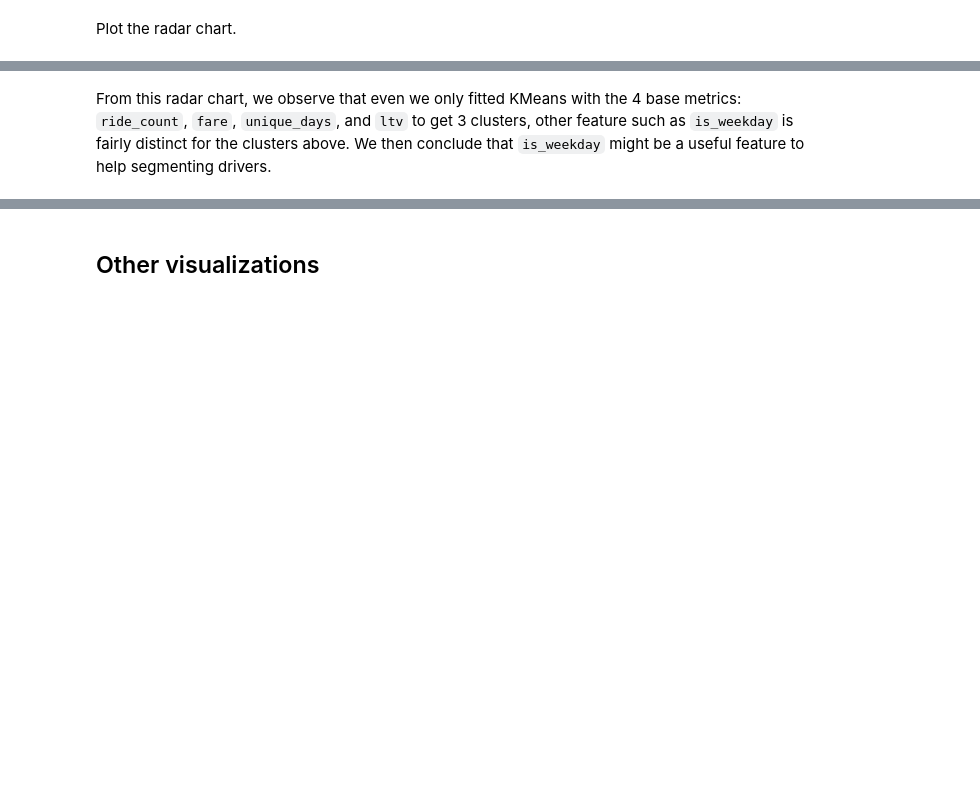
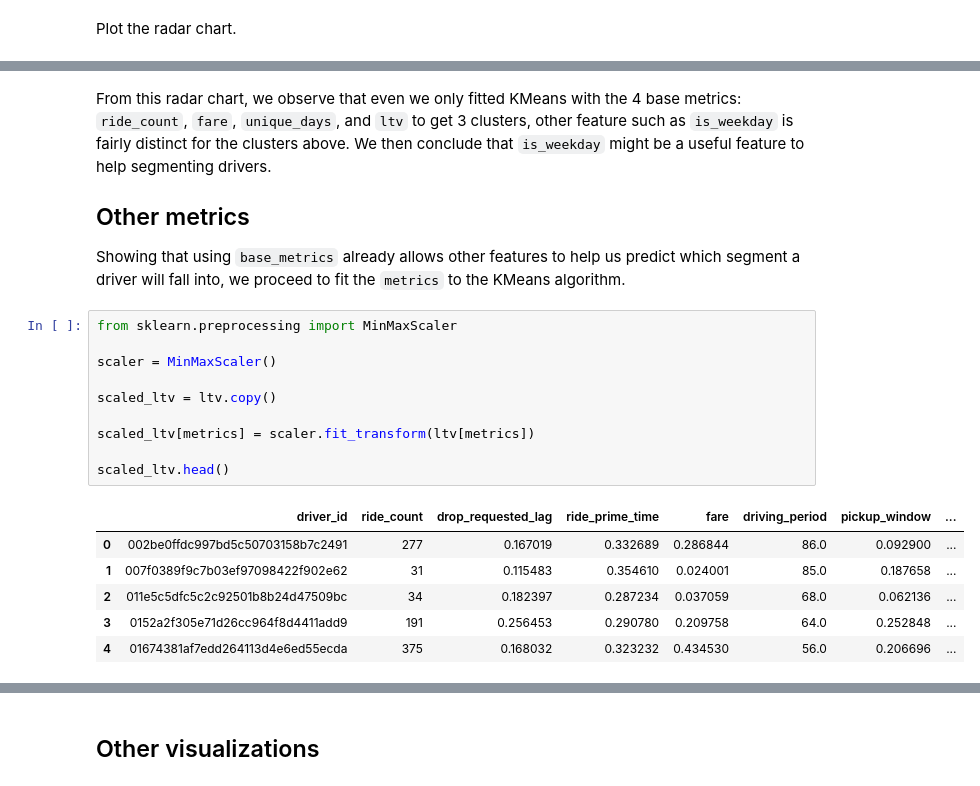
Before and after one commit to wjensheng/lyft, a Jupyter notebook: lyft_nb.ipynb, the cells around one changed output, grey strips where cells are left out. Saved outputs shown, nothing was run; the diff lists cells and outputs as text; blank space fills up the shorter version.

```diff
--- a/lyft_nb.ipynb
+++ b/lyft_nb.ipynb
@@ -793,3 +800,23 @@ fig.show()
 [interactive output not drawn]
 # %% [markdown]
 From this radar chart, we observe that even we only fitted KMeans with the 4 base metrics: `ride_count`, `fare`, `unique_days`, and `ltv` to get 3 clusters, other feature such as `is_weekday` is fairly distinct for the clusters above. We then conclude that `is_weekday` might be a useful feature to help segmenting drivers.
+
+## Other metrics
+Showing that using `base_metrics` already allows other features to help us predict which segment a driver will fall into, we proceed to fit the `metrics` to the KMeans algorithm.
+# %%
+from sklearn.preprocessing import MinMaxScaler
+
+scaler = MinMaxScaler()
+
+scaled_ltv = ltv.copy()
+
+scaled_ltv[metrics] = scaler.fit_transform(ltv[metrics])
+
+scaled_ltv.head()
+# %% [output]
+|  | driver_id | ride_count | drop_requested_lag | ride_prime_time | fare | driving_period | pickup_window | ... |
+| 0 | 002be0ffdc997bd5c50703158b7c2491 | 277 | 0.167019 | 0.332689 | 0.286844 | 86.0 | 0.092900 | ... |
+| 1 | 007f0389f9c7b03ef97098422f902e62 | 31 | 0.115483 | 0.354610 | 0.024001 | 85.0 | 0.187658 | ... |
+| 2 | 011e5c5dfc5c2c92501b8b24d47509bc | 34 | 0.182397 | 0.287234 | 0.037059 | 68.0 | 0.062136 | ... |
+| 3 | 0152a2f305e71d26cc964f8d4411add9 | 191 | 0.256453 | 0.290780 | 0.209758 | 64.0 | 0.252848 | ... |
+| 4 | 01674381af7edd264113d4e6ed55ecda | 375 | 0.168032 | 0.323232 | 0.434530 | 56.0 | 0.206696 | ... |
```
Also changed, not shown: parts of 13 cells of this notebook.
